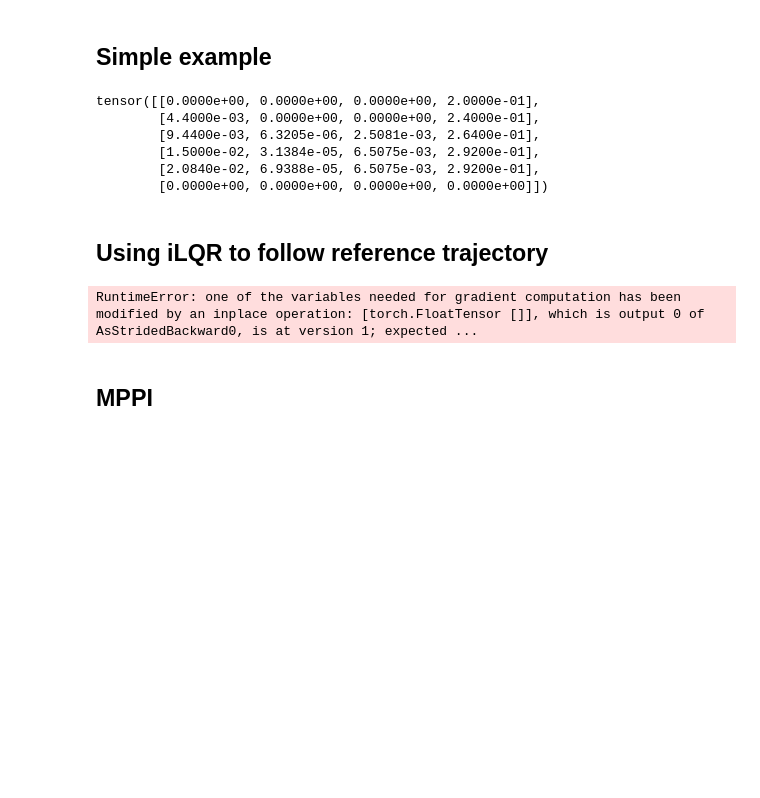
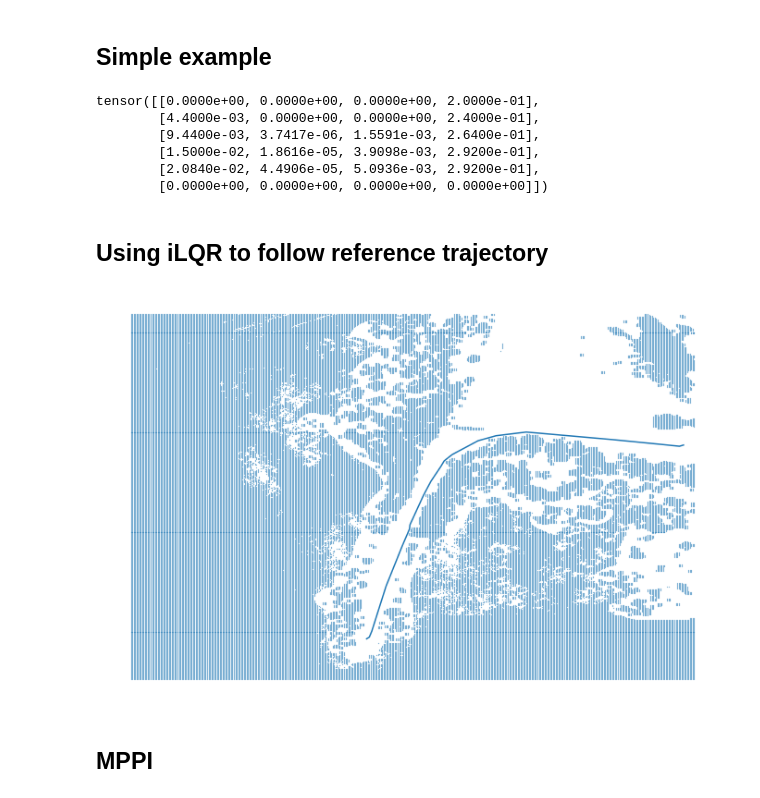
Before and after one commit to Antoine-Bergerault/OCRL-Project, a Jupyter notebook: main.ipynb, the cells around one changed output. Cells and saved outputs as stored; diff of their text form; code cells hidden in the pictures; blank space fills up the shorter version.

```diff
--- a/main.ipynb
+++ b/main.ipynb
@@ -72,7 +60,7 @@ import optimization.quadratic as qr
 # %% [markdown]
 ## Simple example
 # %%
-model = bicycle_model.BicycleModelParameters(dt=0.02, max_steering_angle=2, min_steering_angle=-2, wheelbase=2.96)
+model = bicycle_model.BicycleModelParameters(dt=0.02, max_steering_angle=2, min_steering_angle=-2, wheelbase=1)
 
 # state: x, y, yaw, velocity
 
@@ -97,9 +85,9 @@ print(X)
 # %% [output]
 tensor([[0.0000e+00, 0.0000e+00, 0.0000e+00, 2.0000e-01],
         [4.4000e-03, 0.0000e+00, 0.0000e+00, 2.4000e-01],
-        [9.4400e-03, 6.3205e-06, 2.5081e-03, 2.6400e-01],
-        [1.5000e-02, 3.1384e-05, 6.5075e-03, 2.9200e-01],
-        [2.0840e-02, 6.9388e-05, 6.5075e-03, 2.9200e-01],
+        [9.4400e-03, 3.7417e-06, 1.5591e-03, 2.6400e-01],
+        [1.5000e-02, 1.8616e-05, 3.9098e-03, 2.9200e-01],
+        [2.0840e-02, 4.4906e-05, 5.0936e-03, 2.9200e-01],
         [0.0000e+00, 0.0000e+00, 0.0000e+00, 0.0000e+00]])
 # %% [markdown]
 ## Using iLQR to follow reference trajectory
@@ -137,6 +125,37 @@ x0 = Xref[0]
 U = Uref + .0001*torch.rand(Uref.size())
 
 # solve with iLQR
-X, U, K = qr.iLQR(x0, U, bicycle_model.discrete_dynamics, qrParams)
+#X, U, K = qr.iLQR(x0, U, bicycle_model.discrete_dynamics, qrParams)
-# %% [output]
-RuntimeError: one of the variables needed for gradient computation has been modified by an inplace operation: [torch.FloatTensor []], which is output 0 of AsStridedBackward0, is at version 1; expected ...
+# %%
+#traj_x = np.array(list(rrt_sharp.get_trajectory_x()))
+#traj_y = np.array(list(rrt_sharp.get_trajectory_y()))
+
+#search_space_x = list(rrt_sharp.get_search_space_x())
+#search_space_y = list(rrt_sharp.get_search_space_y())
+
+traj_x = np.load('traj_x.npy')
+traj_y = np.load('traj_y.npy')
+
+search_space_x = np.load('search_space_x.npy')
+search_space_y = np.load('search_space_y.npy')
+
+points = np.dstack((traj_x, traj_y)).squeeze()
+distances = np.linalg.norm(points[1:] - points[:-1], axis=1)
+min_dist = distances.min()
+
+traj_x, traj_y, N = linspace(traj_x, traj_y, min_dist)
+
+Xref, Uref = np.array([traj_x, traj_y, np.zeros(N), 4.5*np.ones(N)]).T, np.zeros((N-1, nu))
+
+fig = plt.gcf()
+fig.set_size_inches(12, 8)
+
+plt.scatter(search_space_x, search_space_y, s=0.05)
+
+plt.plot(traj_x, traj_y)
+
+plt.axis('off')
+#plt.savefig("assets/rrt-150.png", bbox_inches='tight')
+plt.show()
+# %% [output]
+[figure, added]
```
Also changed, not shown: parts of 12 cells of this notebook, 2 other files.
